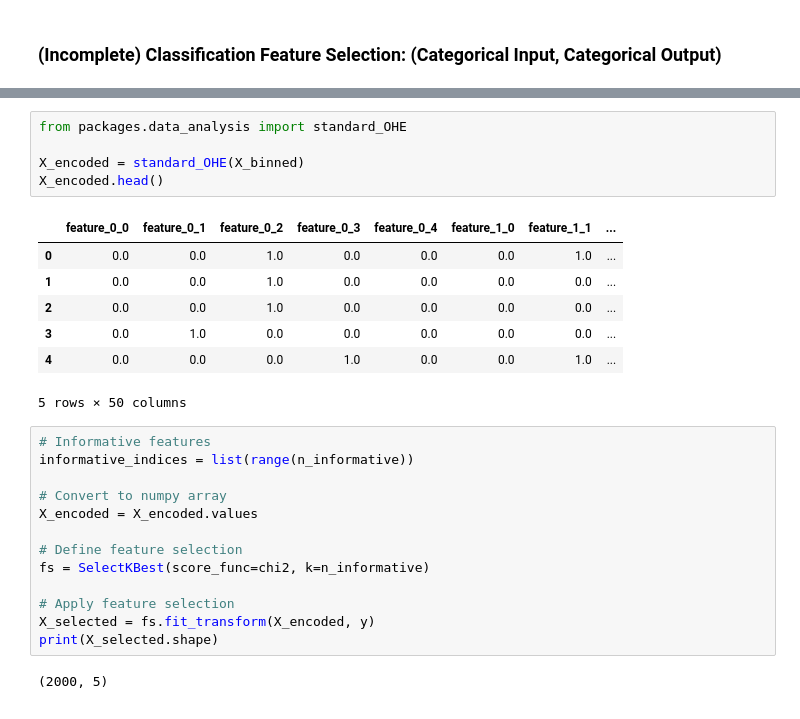
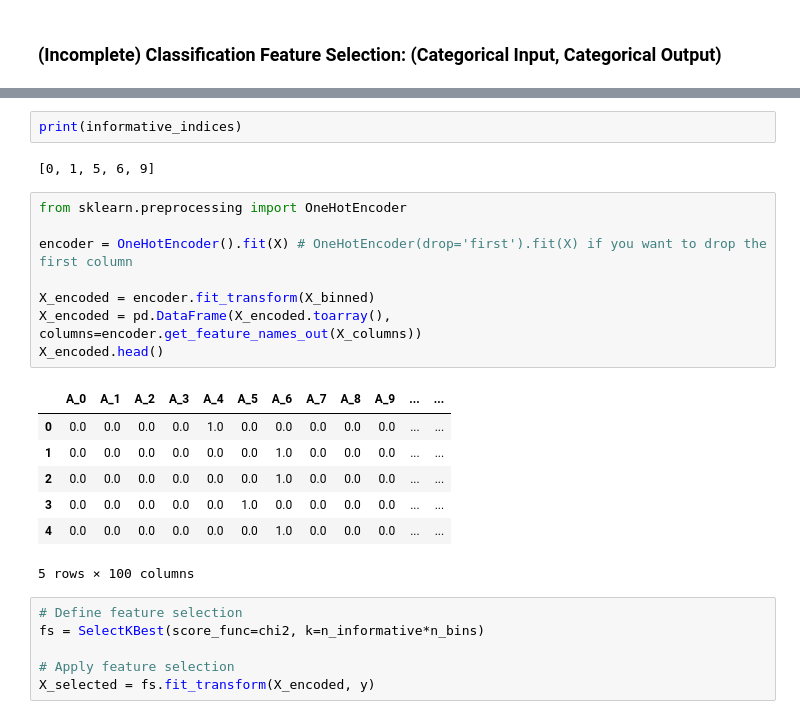
Before and after one commit to vincenzorrei/EDU-FeatureSelection, a Jupyter notebook: main.ipynb, the cells around one changed output, grey strips where cells are left out. Drawn from its saved outputs; the diff is of its cells as text.

```diff
--- a/main.ipynb
+++ b/main.ipynb
@@ -735,28 +765,26 @@ X_binned.head()
-# %%
-from packages.data_analysis import standard_OHE
-
-X_encoded = standard_OHE(X_binned)
-X_encoded.head()
-# %% [output]
-|  | feature_0_0 | feature_0_1 | feature_0_2 | feature_0_3 | feature_0_4 | feature_1_0 | feature_1_1 | ... |
-| 0 | 0.0 | 0.0 | 1.0 | 0.0 | 0.0 | 0.0 | 1.0 | ... |
-| 1 | 0.0 | 0.0 | 1.0 | 0.0 | 0.0 | 0.0 | 0.0 | ... |
-| 2 | 0.0 | 0.0 | 1.0 | 0.0 | 0.0 | 0.0 | 0.0 | ... |
-| 3 | 0.0 | 1.0 | 0.0 | 0.0 | 0.0 | 0.0 | 0.0 | ... |
-| 4 | 0.0 | 0.0 | 0.0 | 1.0 | 0.0 | 0.0 | 1.0 | ... |
-5 rows × 50 columns
+# %%
+print(informative_indices)
+# %% [output]
+[0, 1, 5, 6, 9]
+# %%
+from sklearn.preprocessing import OneHotEncoder
+
+encoder = OneHotEncoder().fit(X) # OneHotEncoder(drop='first').fit(X) if you want to drop the first column
+
+X_encoded = encoder.fit_transform(X_binned)
+X_encoded = pd.DataFrame(X_encoded.toarray(), columns=encoder.get_feature_names_out(X_columns))
+X_encoded.head()
+# %% [output]
+|  | A_0 | A_1 | A_2 | A_3 | A_4 | A_5 | A_6 | A_7 | A_8 | A_9 | ... | ... |
+| 0 | 0.0 | 0.0 | 0.0 | 0.0 | 1.0 | 0.0 | 0.0 | 0.0 | 0.0 | 0.0 | ... | ... |
+| 1 | 0.0 | 0.0 | 0.0 | 0.0 | 0.0 | 0.0 | 1.0 | 0.0 | 0.0 | 0.0 | ... | ... |
+| 2 | 0.0 | 0.0 | 0.0 | 0.0 | 0.0 | 0.0 | 1.0 | 0.0 | 0.0 | 0.0 | ... | ... |
+| 3 | 0.0 | 0.0 | 0.0 | 0.0 | 0.0 | 1.0 | 0.0 | 0.0 | 0.0 | 0.0 | ... | ... |
+| 4 | 0.0 | 0.0 | 0.0 | 0.0 | 0.0 | 0.0 | 1.0 | 0.0 | 0.0 | 0.0 | ... | ... |
+5 rows × 100 columns
 # %%
-# Informative features
-informative_indices = list(range(n_informative))
-
-# Convert to numpy array
-X_encoded = X_encoded.values
-
 # Define feature selection
-fs = SelectKBest(score_func=chi2, k=n_informative)
+fs = SelectKBest(score_func=chi2, k=n_informative*n_bins)
 
 # Apply feature selection
 X_selected = fs.fit_transform(X_encoded, y)
-print(X_selected.shape)
-# %% [output]
-(2000, 5)
```
Also changed, not shown: parts of 39 cells of this notebook.
